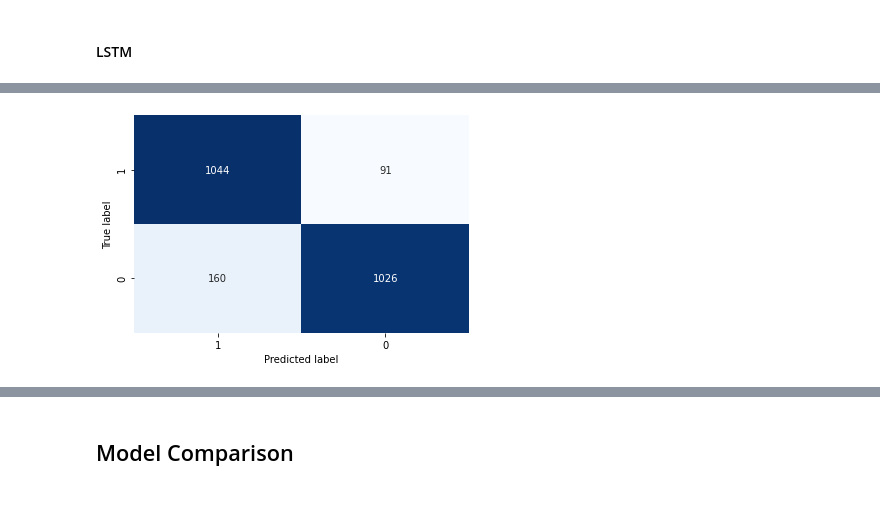
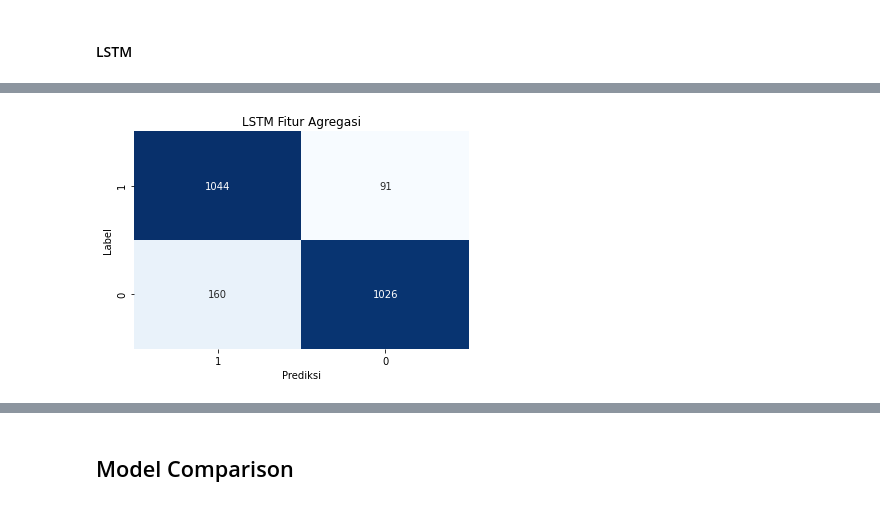
Before and after one commit to Arkoes07/skripsi-machine-learning, a Jupyter notebook: model_evaluation.ipynb, the cells around one changed output, grey strips where cells are left out. Drawn from its saved outputs; the diff is of its cells as text; code cells hidden in the pictures.

```diff
--- a/model_evaluation.ipynb
+++ b/model_evaluation.ipynb
@@ -134,4 +154,4 @@ evaluations.append(['dnn all', accuracy, misclassification_rate, precision, reca
 # %% [markdown]
 #### LSTM
 # %%
-lstm_model = tf.keras.models.load_model(lstm_model_path1)
+lstm_model = tf.keras.models.load_model(lstm_model_path)
@@ -141,33 +157,0 @@ y_test_lstm = np.load('datasets/y_test_LSTM_all-features.npy')
-# %%
-start_time = time.time()
-y_pred = lstm_model.predict(X_test_lstm)
-time_taken = (time.time() - start_time)/len(y_test_lstm) * 1000
-dnn_evaluations.append(time_taken)
-
-y_pred_lstm = []
-for pred in y_pred:
-    if(pred >= 0.5):
-        y_pred_lstm.append(1)
-    else:
-        y_pred_lstm.append(0)
-y_pred_lstm = np.array(y_pred_lstm)
-
-lstm_conf = tf.math.confusion_matrix(y_test_lstm, y_pred_lstm)
-
-TP = lstm_conf.numpy()[0][0]
-TN = lstm_conf.numpy()[1][1]
-FP = lstm_conf.numpy()[1][0]
-FN = lstm_conf.numpy()[0][1]
-
-sns.heatmap(lstm_conf.numpy(), annot=True, fmt='d', cmap='Blues', xticklabels=[1,0], yticklabels=[1,0], cbar=False)
-plt.ylabel('True label')
-plt.xlabel('Predicted label')
-
-accuracy = (TP+TN)/(TP+TN+FP+FN)
-misclassification_rate = 1-accuracy
-precision = TP/(TP+FP)
-recall = TP/(TP+FN)
-specificity = TN/(TN+FP)
-f1score = 2 * ((precision*recall)/(precision+recall))
-
-evaluations.append(['lstm all', accuracy, misclassification_rate, precision, recall, specificity, f1score, time_taken])
@@ -176,5 +158,3 @@ evaluations.append(['lstm all', accuracy, misclassification_rate, precision, rec
-# %%
-lstm_model = tf.keras.models.load_model(lstm_model_path2)
 # %%
 X_test_lstm = np.load('datasets/X_test_LSTM_agg-features.npy')
 y_test_lstm = np.load('datasets/y_test_LSTM_agg-features.npy')
@@ -182,37 +162,38 @@ y_test_lstm = np.load('datasets/y_test_LSTM_agg-features.npy')
 start_time = time.time()
 y_pred = lstm_model.predict(X_test_lstm)
 time_taken = (time.time() - start_time)/len(y_test_lstm) * 1000
-dnn_evaluations.append(time_taken)
 
 y_pred_lstm = []
 for pred in y_pred:
     if(pred >= 0.5):
         y_pred_lstm.append(1)
     else:
         y_pred_lstm.append(0)
 y_pred_lstm = np.array(y_pred_lstm)
 
 lstm_conf = tf.math.confusion_matrix(y_test_lstm, y_pred_lstm)
 
 TP = lstm_conf.numpy()[0][0]
 TN = lstm_conf.numpy()[1][1]
 FP = lstm_conf.numpy()[1][0]
 FN = lstm_conf.numpy()[0][1]
 
+plt.title('LSTM Fitur Agregasi')
 sns.heatmap(lstm_conf.numpy(), annot=True, fmt='d', cmap='Blues', xticklabels=[1,0], yticklabels=[1,0], cbar=False)
-plt.ylabel('True label')
-plt.xlabel('Predicted label')
+plt.ylabel('Label')
+plt.xlabel('Prediksi')
+plt.savefig('plots/LSTM_conf_matrix.png')
 
 accuracy = (TP+TN)/(TP+TN+FP+FN)
 misclassification_rate = 1-accuracy
 precision = TP/(TP+FP)
 recall = TP/(TP+FN)
 specificity = TN/(TN+FP)
 f1score = 2 * ((precision*recall)/(precision+recall))
 
 evaluations.append(['lstm agg', accuracy, misclassification_rate, precision, recall, specificity, f1score, time_taken])
 # %% [output]
-[figure, old version]
+[figure, new version]
 # %%
 df_evaluation = pd.DataFrame(evaluations, columns=['model','accuracy', 'misclassification_rate', 'precision', 'recall', 'specificity', 'f1score', 'time_taken'])
 # %%
```
Also changed, not shown: parts of 16 cells of this notebook, 14 other files.
